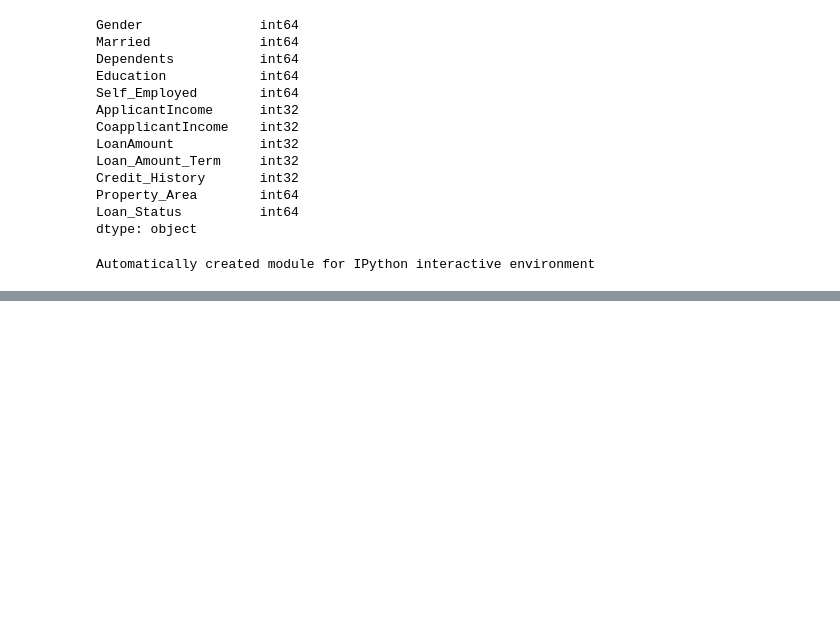
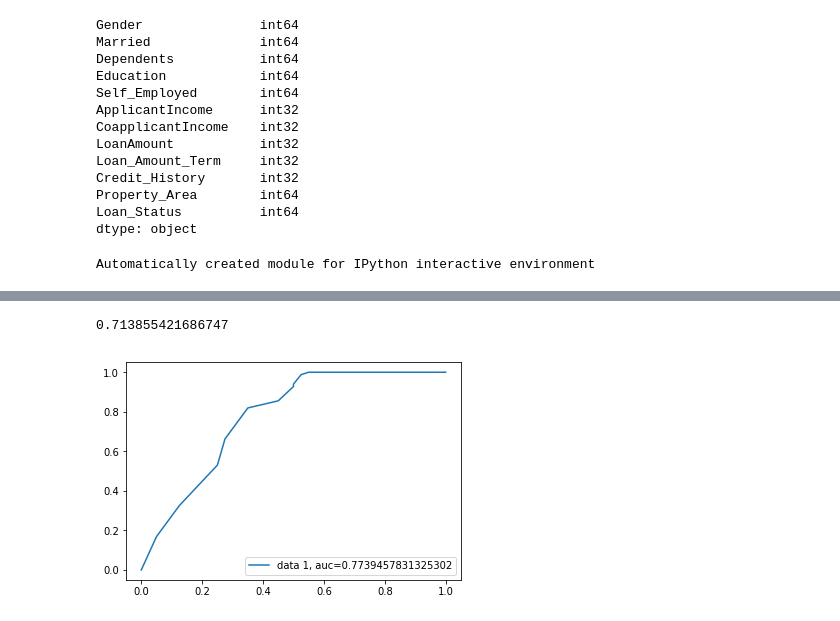
Before and after one commit to ysnvatsal/DataScience, a Jupyter notebook: Loan_Prediction_with_Gradient_Boosting.ipynb, the cells around one changed output, grey strips where cells are left out. Saved outputs shown, nothing was run; the diff lists cells and outputs as text; code cells hidden in the pictures; blank space fills up the shorter version.

```diff
--- a/Loan_Prediction_with_Gradient_Boosting.ipynb
+++ b/Loan_Prediction_with_Gradient_Boosting.ipynb
@@ -632,0 +690,4 @@ Fitting 5 folds for each of 1296 candidates, totalling 6480 fits
+# %%
+from sklearn.ensemble import RandomForestClassifier
+clf = RandomForestClassifier(ccp_alpha=0.001, criterion='entropy', min_impurity_split=1e-07, n_estimators=13, n_jobs=-1, oob_score='True', verbose=0)
+clf.fit(x_train,y_train)
@@ -632,0 +729,15 @@ Fitting 5 folds for each of 1296 candidates, totalling 6480 fits
+# %%
+from sklearn.metrics import roc_auc_score
+roc_auc_score(y_test,y_pred)
+# %% [output]
+0.713855421686747
+# %%
+from sklearn import metrics
+y_pred_proba = clf.predict_proba(x_test)[::,1]
+fpr, tpr, _ = metrics.roc_curve(y_test,  y_pred_proba, pos_label=422)
+auc = metrics.roc_auc_score(y_test, y_pred_proba)
+plt.plot(fpr,tpr,label="data 1, auc="+str(auc))
+plt.legend(loc=4)
+plt.show()
+# %% [output]
+[figure, added]
```
Also changed, not shown: parts of 37 cells of this notebook, 11 other files.
